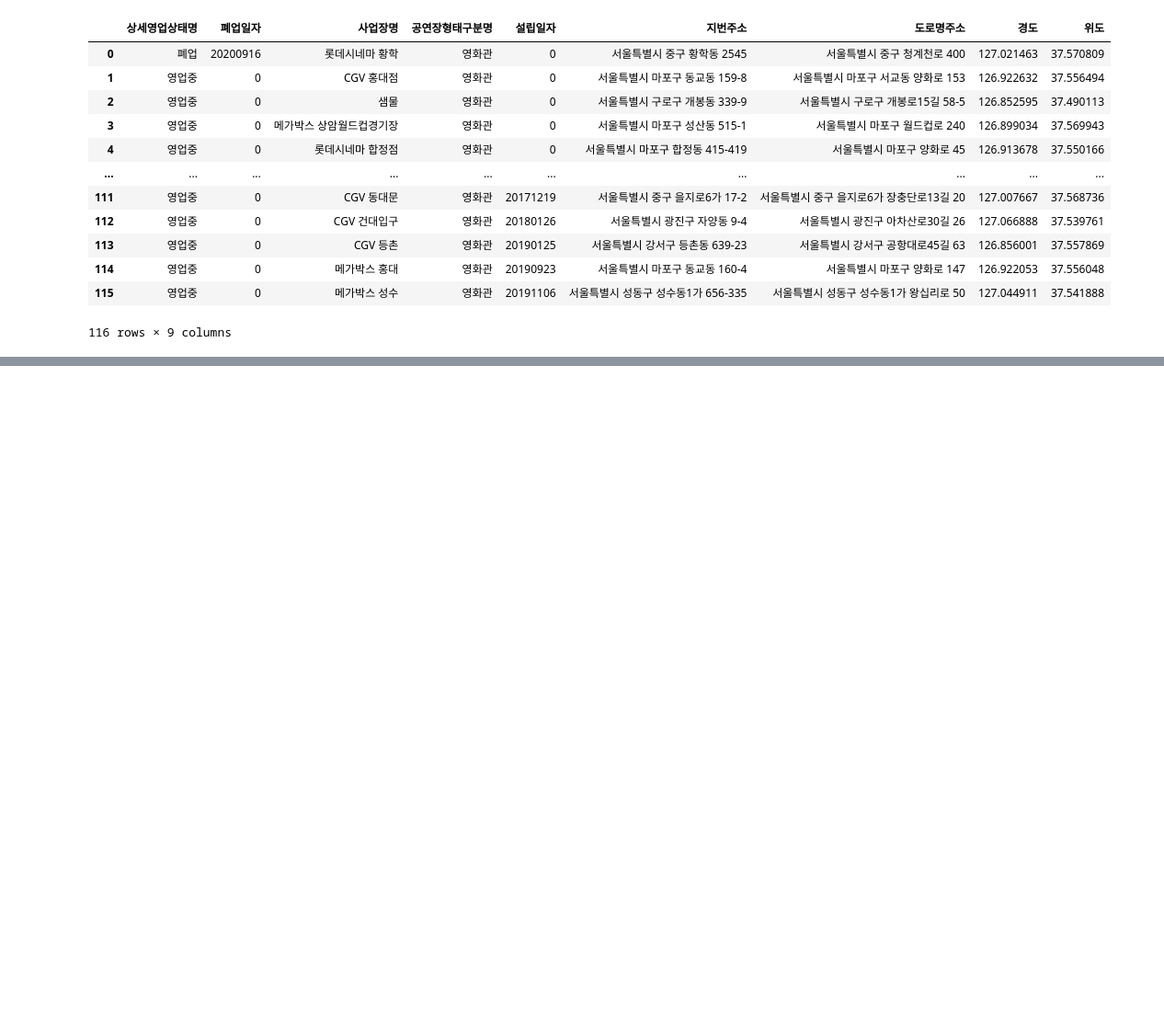
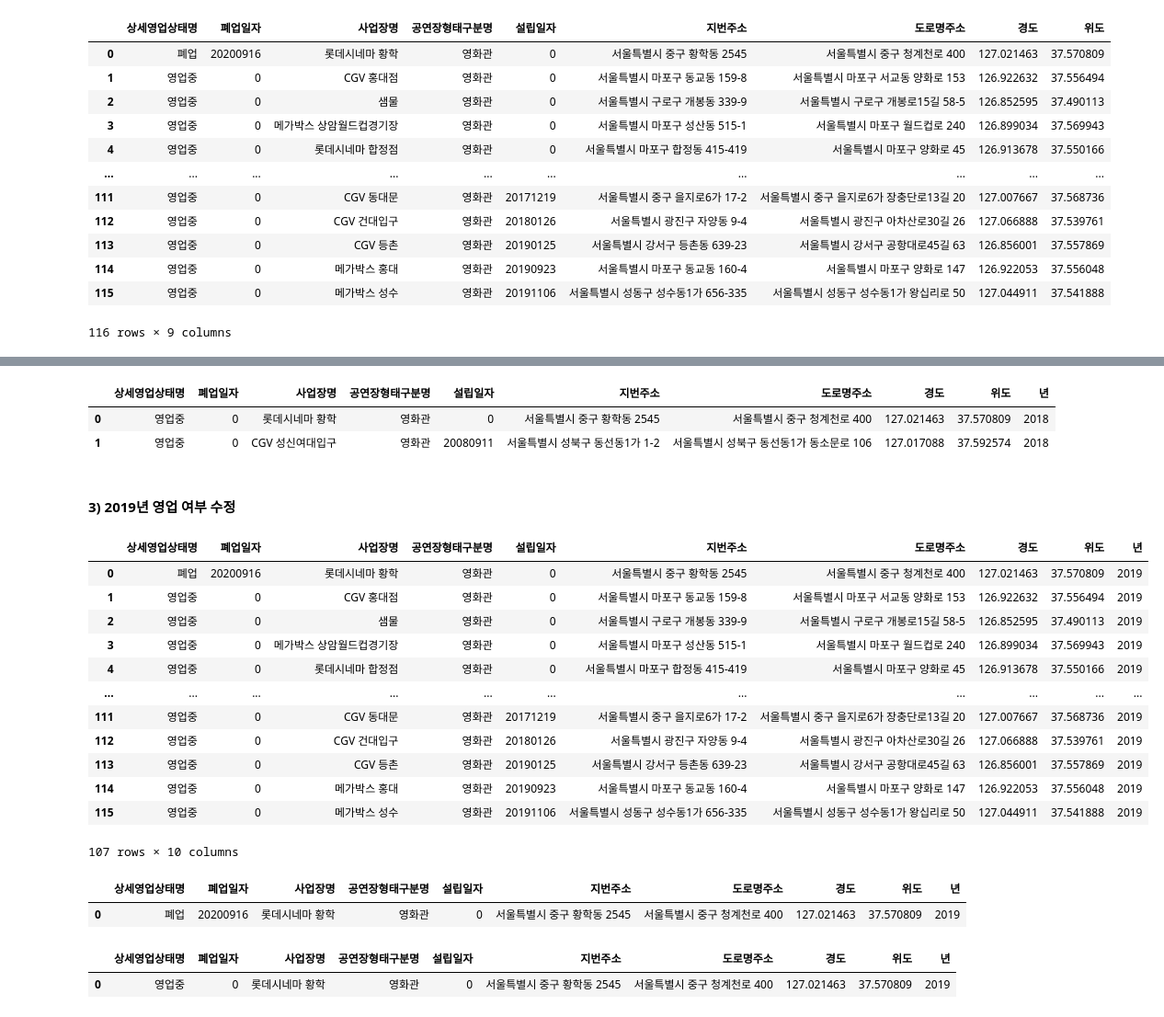
Before and after one commit to baekji919/AcornFinalProject, a Jupyter notebook: 4. 데이터 전처리 코드/영화관 데이터 전처리.ipynb, the cells around one changed output, grey strips where cells are left out. Shown: that part at 92% size. Cells and saved outputs as stored; diff of their text form; code cells hidden in the pictures; blank space fills up the shorter version.

```diff
--- a/4. 데이터 전처리 코드/영화관 데이터 전처리.ipynb
+++ b/4. 데이터 전처리 코드/영화관 데이터 전처리.ipynb
@@ -625,0 +704,8 @@ fin_data
+# %%
+open_df['폐업일자'] = 0
+open_df['상세영업상태명'] = '영업중'
+open_df
+# %% [output]
+|  | 상세영업상태명 | 폐업일자 | 사업장명 | 공연장형태구분명 | 설립일자 | 지번주소 | 도로명주소 | 경도 | 위도 | 년 |
+| 0 | 영업중 | 0 | 롯데시네마 황학 | 영화관 | 0 | 서울특별시 중구 황학동 2545 | 서울특별시 중구 청계천로 400 | 127.021463 | 37.570809 | 2018 |
+| 1 | 영업중 | 0 | CGV 성신여대입구 | 영화관 | 20080911 | 서울특별시 성북구 동선동1가 1-2 | 서울특별시 성북구 동선동1가 동소문로 106 | 127.017088 | 37.592574 | 2018 |
@@ -625,0 +715,34 @@ fin_data
+# %% [markdown]
+#### 3) 2019년 영업 여부 수정
+# %%
+df_2019 = fin_data[(fin_data['폐업일자']==0) | (fin_data['폐업일자']>20190101)]
+df_2019['년'] = 2019
+df_2019
+# %% [output]
+|  | 상세영업상태명 | 폐업일자 | 사업장명 | 공연장형태구분명 | 설립일자 | 지번주소 | 도로명주소 | 경도 | 위도 | 년 |
+| 0 | 폐업 | 20200916 | 롯데시네마 황학 | 영화관 | 0 | 서울특별시 중구 황학동 2545 | 서울특별시 중구 청계천로 400 | 127.021463 | 37.570809 | 2019 |
+| 1 | 영업중 | 0 | CGV 홍대점 | 영화관 | 0 | 서울특별시 마포구 동교동 159-8 | 서울특별시 마포구 서교동 양화로 153 | 126.922632 | 37.556494 | 2019 |
+| 2 | 영업중 | 0 | 샘물 | 영화관 | 0 | 서울특별시 구로구 개봉동 339-9 | 서울특별시 구로구 개봉로15길 58-5 | 126.852595 | 37.490113 | 2019 |
+| 3 | 영업중 | 0 | 메가박스 상암월드컵경기장 | 영화관 | 0 | 서울특별시 마포구 성산동 515-1 | 서울특별시 마포구 월드컵로 240 | 126.899034 | 37.569943 | 2019 |
+| 4 | 영업중 | 0 | 롯데시네마 합정점 | 영화관 | 0 | 서울특별시 마포구 합정동 415-419 | 서울특별시 마포구 양화로 45 | 126.913678 | 37.550166 | 2019 |
+| ... | ... | ... | ... | ... | ... | ... | ... | ... | ... | ... |
+| 111 | 영업중 | 0 | CGV 동대문 | 영화관 | 20171219 | 서울특별시 중구 을지로6가 17-2 | 서울특별시 중구 을지로6가 장충단로13길 20 | 127.007667 | 37.568736 | 2019 |
+| 112 | 영업중 | 0 | CGV 건대입구 | 영화관 | 20180126 | 서울특별시 광진구 자양동 9-4 | 서울특별시 광진구 아차산로30길 26 | 127.066888 | 37.539761 | 2019 |
+| 113 | 영업중 | 0 | CGV 등촌 | 영화관 | 20190125 | 서울특별시 강서구 등촌동 639-23 | 서울특별시 강서구 공항대로45길 63 | 126.856001 | 37.557869 | 2019 |
+| 114 | 영업중 | 0 | 메가박스 홍대 | 영화관 | 20190923 | 서울특별시 마포구 동교동 160-4 | 서울특별시 마포구 양화로 147 | 126.922053 | 37.556048 | 2019 |
+| 115 | 영업중 | 0 | 메가박스 성수 | 영화관 | 20191106 | 서울특별시 성동구 성수동1가 656-335 | 서울특별시 성동구 성수동1가 왕십리로 50 | 127.044911 | 37.541888 | 2019 |
+107 rows × 10 columns
+# %%
+open_df = df_2019[df_2019['폐업일자'] >= 20200101].reset_index(drop=True)
+closed_df = df_2019[(df_2019['폐업일자'] == 0) | (df_2019['폐업일자'] < 20200101)].reset_index(drop=True)
+open_df
+# %% [output]
+|  | 상세영업상태명 | 폐업일자 | 사업장명 | 공연장형태구분명 | 설립일자 | 지번주소 | 도로명주소 | 경도 | 위도 | 년 |
+| 0 | 폐업 | 20200916 | 롯데시네마 황학 | 영화관 | 0 | 서울특별시 중구 황학동 2545 | 서울특별시 중구 청계천로 400 | 127.021463 | 37.570809 | 2019 |
+# %%
+open_df['폐업일자'] = 0
+open_df['상세영업상태명'] = '영업중'
+open_df
+# %% [output]
+|  | 상세영업상태명 | 폐업일자 | 사업장명 | 공연장형태구분명 | 설립일자 | 지번주소 | 도로명주소 | 경도 | 위도 | 년 |
+| 0 | 영업중 | 0 | 롯데시네마 황학 | 영화관 | 0 | 서울특별시 중구 황학동 2545 | 서울특별시 중구 청계천로 400 | 127.021463 | 37.570809 | 2019 |
```
Also changed, not shown: parts of 17 cells of this notebook, 3 other files.
